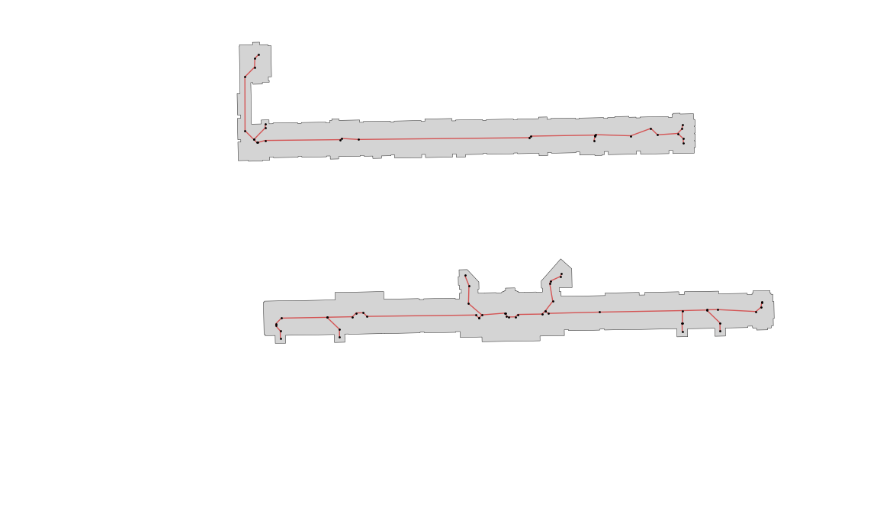
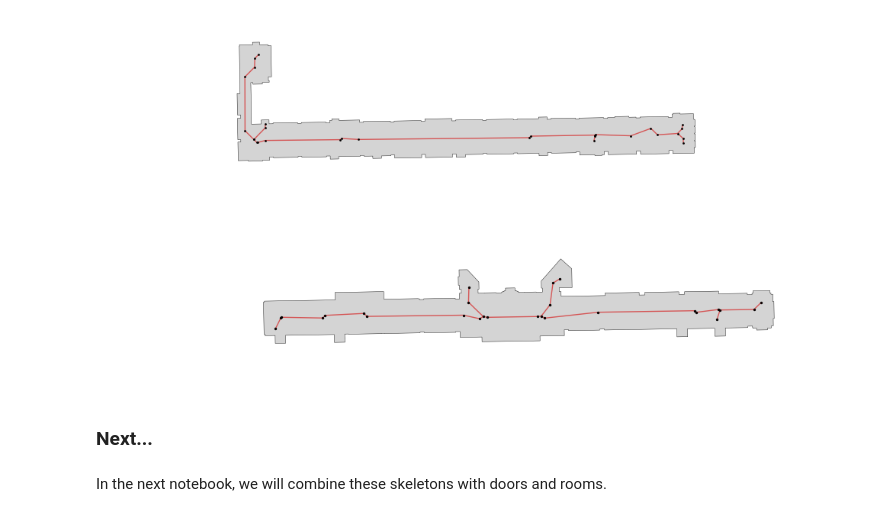
Before and after one commit to saeranv/polyskel, a Jupyter notebook: Create layout network using straight skeletons .ipynb, the cells around one changed output. Saved outputs shown, nothing was run; the diff lists cells and outputs as text; code cells hidden in the pictures; blank space fills up the shorter version.

```diff
--- a/Create layout network using straight skeletons .ipynb
+++ b/Create layout network using straight skeletons .ipynb
@@ -135,15 +148,19 @@ plt.show()
 [figure]
 # %%
 rid = 183
-g = get_skeleton_network_simplified(rooms, rid, tolerance=1.2)
+g = get_skeleton_network_simplified(rooms, rid, tolerance=2.5)
 
 pos = {}
 for node in g.nodes():
     pos[node] = (node.x, node.y)
 
 ax = default_ax(size=12)
 rooms[rooms.index == rid].plot(ax=ax, linewidth=0.3, color='#aaaaaa')
-nx.draw(g, pos, node_size = 1, ax=ax, edge_color='r')
+nx.draw(g, pos, node_size=2, linewidth=0, ax=ax, edge_color='r')
 plt.show()
 # %% [output]
-[figure, old version]
+[figure, new version]
+# %% [markdown]
+### Next...
+# %% [markdown]
+In the next notebook, we will combine these skeletons with doors and rooms.
```
Also changed, not shown: parts of 10 cells of this notebook.
